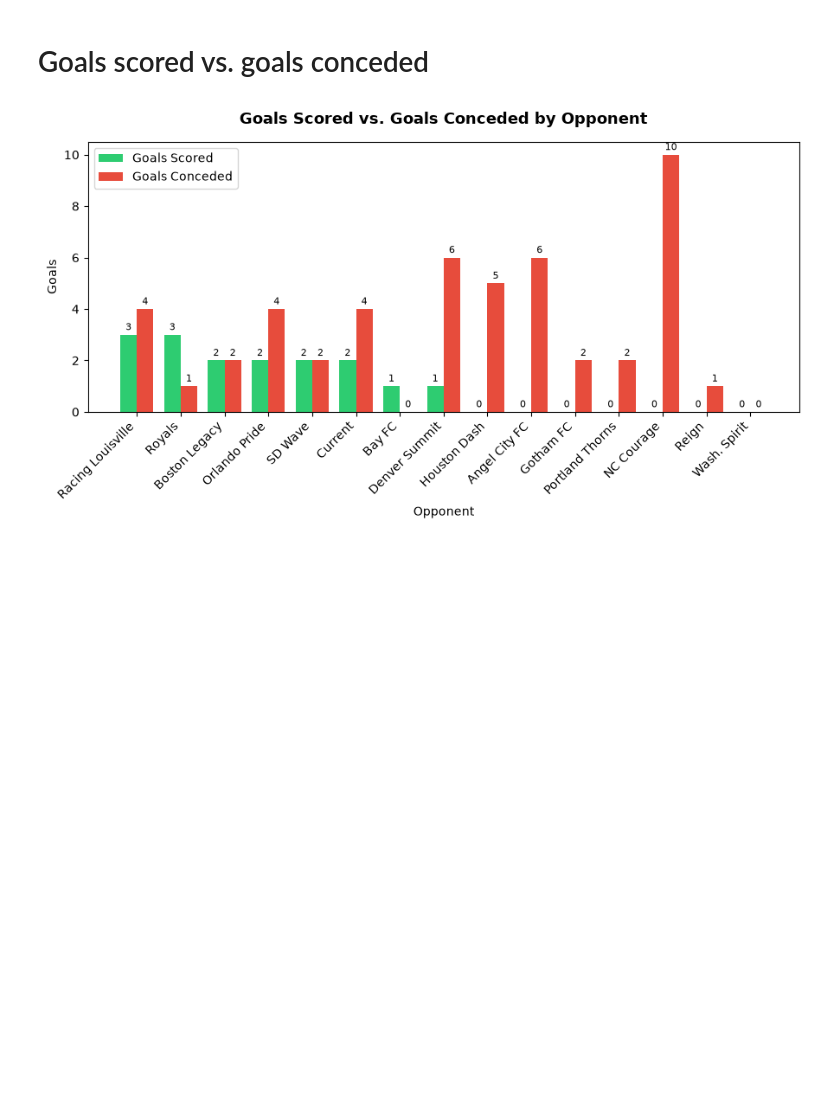
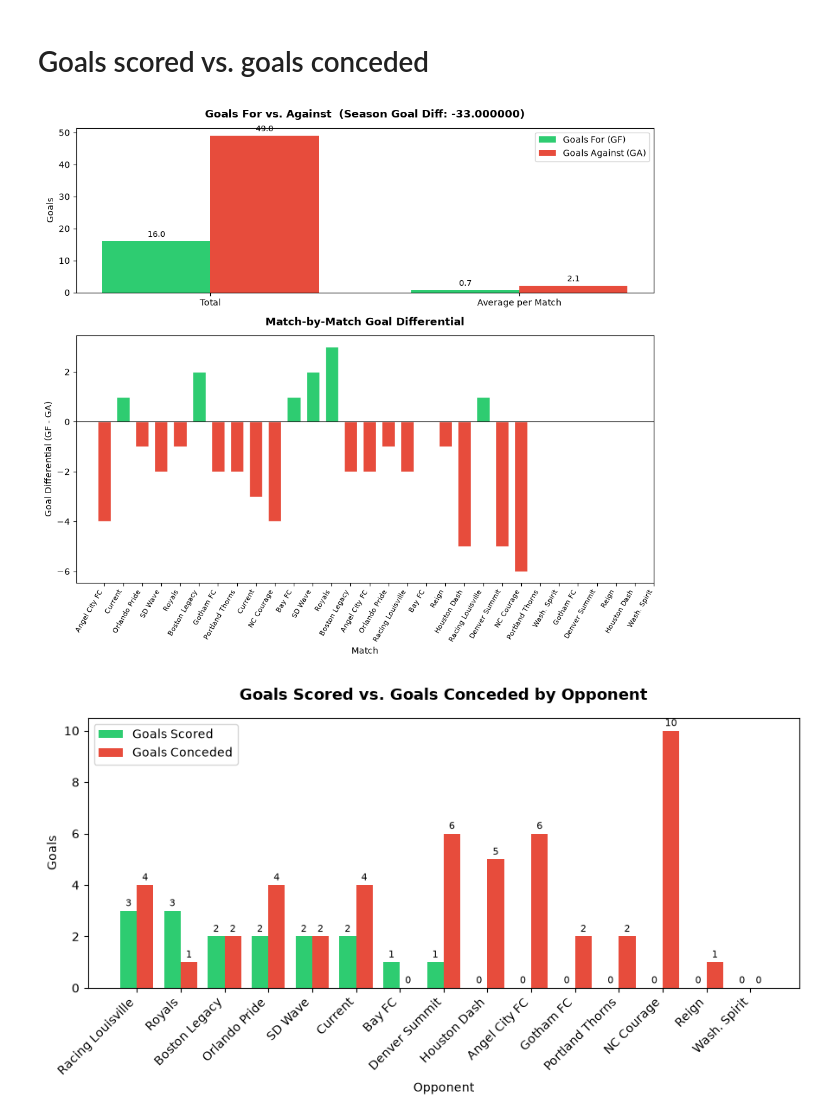
Before and after one commit to SalmaAllam8/football-data-visualization, a Jupyter notebook: FBREF_Chicago_stars.ipynb, the cells around one changed output. Saved outputs shown, nothing was run; the diff lists cells and outputs as text; code cells hidden in the pictures; blank space fills up the shorter version.

Commit message:
goals

```diff
--- a/FBREF_Chicago_stars.ipynb
+++ b/FBREF_Chicago_stars.ipynb
@@ -193,6 +193,55 @@ ga_avg = df["GA"].mean()
 
 # Match-level differential
 df["Goal_Diff"] = df["GF"] - df["GA"]
+# %%
+
+fig, axes = plt.subplots(2, 1, figsize=(10, 9), gridspec_kw={"height_ratios": [1, 1.5]})
+
+# --- Plot 1: GF vs GA totals & averages ---
+ax1 = axes[0]
+categories = ["Total", "Average per Match"]
+gf_vals = [gf_total, gf_avg]
+ga_vals = [ga_total, ga_avg]
+
+x = np.arange(len(categories))
+width = 0.35
+
+bars1 = ax1.bar(x - width/2, gf_vals, width, label="Goals For (GF)", color="#2ecc71")
+bars2 = ax1.bar(x + width/2, ga_vals, width, label="Goals Against (GA)", color="#e74c3c")
+
+ax1.bar_label(bars1, fmt="%.1f", padding=3, fontsize=9)
+ax1.bar_label(bars2, fmt="%.1f", padding=3, fontsize=9)
+
+ax1.set_xticks(x)
+ax1.set_xticklabels(categories)
+ax1.set_ylabel("Goals")
+ax1.set_title(f"Goals For vs. Against  (Season Goal Diff: {goal_diff:0f})",
+              fontsize=12, fontweight="bold", pad=12)
+ax1.legend()
+
+# --- Plot 2: Match-level goal differential ---
+ax2 = axes[1]
+match_idx = np.arange(len(df))
+colors = np.where(df["Goal_Diff"] >= 0, "#2ecc71", "#e74c3c")
+
+ax2.bar(match_idx, df["Goal_Diff"], color=colors, edgecolor="white", width=0.7)
+ax2.axhline(0, color="black", linewidth=0.8)
+
+ax2.set_xlabel("Match")
+ax2.set_ylabel("Goal Differential (GF - GA)")
+ax2.set_title("Match-by-Match Goal Differential", fontsize=12, fontweight="bold", pad=12)
+
+# Use opponent names as x-tick labels if available, else match number
+if "Opponent" in df.columns:
+    ax2.set_xticks(match_idx)
+    ax2.set_xticklabels(df["Opponent"], rotation=60, ha="right", fontsize=8)
+else:
+    ax2.set_xticks(match_idx[::max(1, len(df)//15)])
+
+plt.tight_layout()
+plt.show()
+# %% [output]
+[figure, added]
 # %%
 # Group by opponent, summing goals scored and conceded
 goals_summary = df.groupby("Opponent")[["GF", "GA"]].sum()
```
